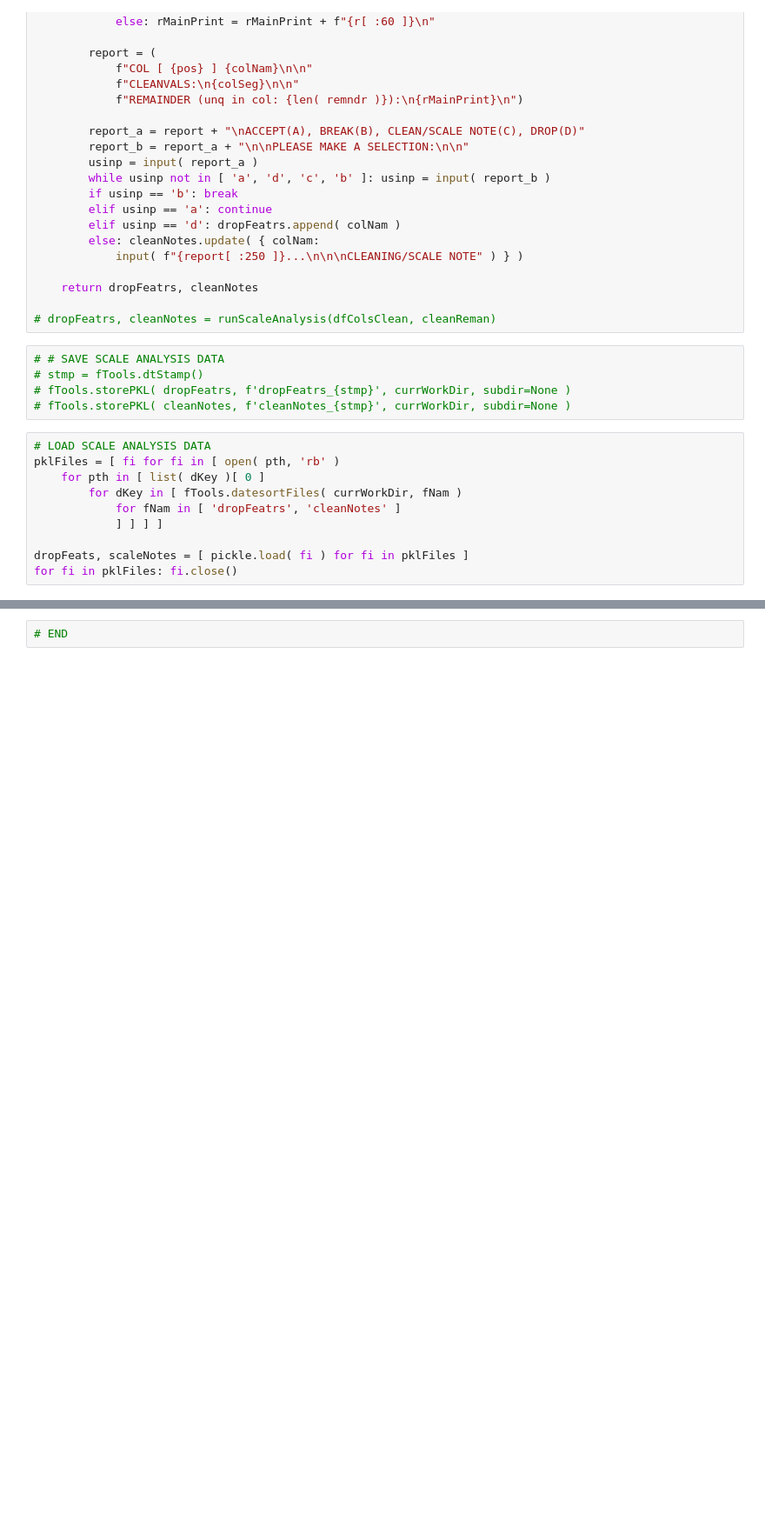
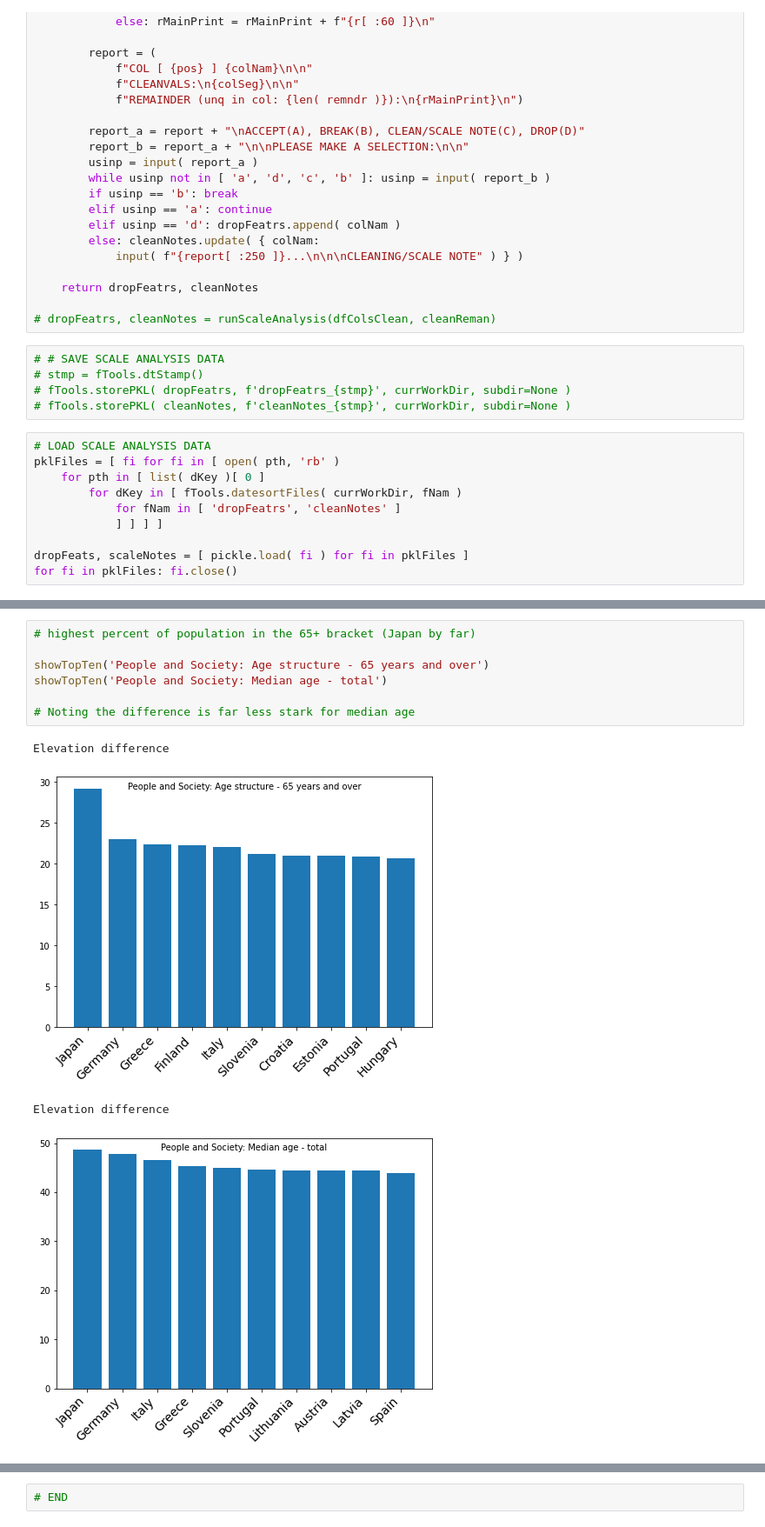
Before and after one commit to romstroller/ciaFactbook, a Jupyter notebook: ciaFBtest.ipynb, the cells around one changed output, grey strips where cells are left out. Shown: that part at 87% size. Saved outputs shown, nothing was run; the diff lists cells and outputs as text; blank space fills up the shorter version.

```diff
--- a/ciaFBtest.ipynb
+++ b/ciaFBtest.ipynb
@@ -401,0 +483,12 @@ for colName in list( scaleNotes.keys() ):
+# %%
+# highest percent of population in the 65+ bracket (Japan by far)
+
+showTopTen('People and Society: Age structure - 65 years and over')
+showTopTen('People and Society: Median age - total')
+
+# Noting the difference is far less stark for median age
+# %% [output]
+Elevation difference
+[figure, added]
+Elevation difference
+[figure, added]
```
Also changed, not shown: parts of 15 cells of this notebook.
